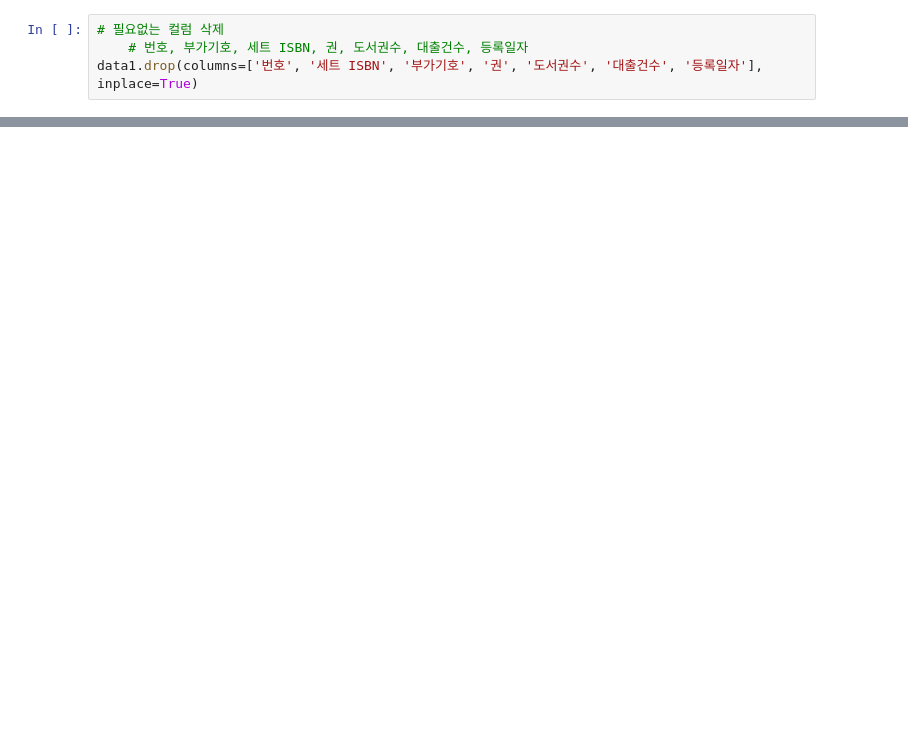
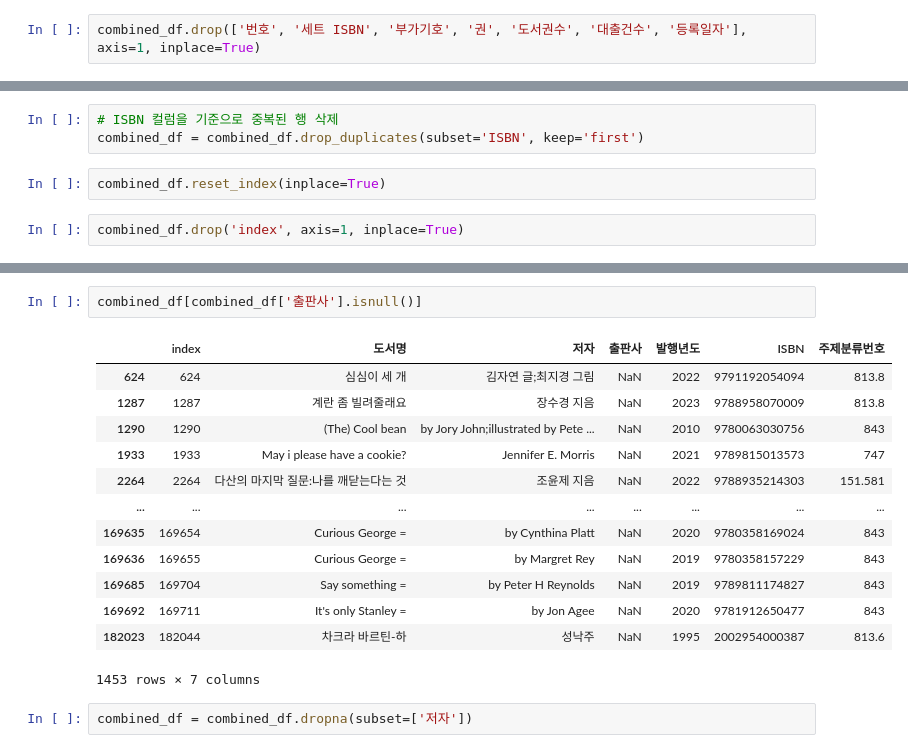
Before and after one commit to LIKELION-HUFS-12th/Dogak_BE, a Jupyter notebook: test.ipynb, the cells around one changed output, grey strips where cells are left out. Cells and saved outputs as stored; diff of their text form; blank space fills up the shorter version.

```diff
--- a/test.ipynb
+++ b/test.ipynb
@@ -45,4 +47,2 @@ memory usage: 3.7+ MB
 # %%
-# 필요없는 컬럼 삭제
-    # 번호, 부가기호, 세트 ISBN, 권, 도서권수, 대출건수, 등록일자
-data1.drop(columns=['번호', '세트 ISBN', '부가기호', '권', '도서권수', '대출건수', '등록일자'], inplace=True)
+combined_df.drop(['번호', '세트 ISBN', '부가기호', '권', '도서권수', '대출건수', '등록일자'], axis=1, inplace=True)
@@ -219,0 +49,7 @@ df_combined[df_combined.loc[:, '도서명'] == '고양이 해결사 깜냥']
+# %%
+# ISBN 컬럼을 기준으로 중복된 행 삭제
+combined_df = combined_df.drop_duplicates(subset='ISBN', keep='first')
+# %%
+combined_df.reset_index(inplace=True)
+# %%
+combined_df.drop('index', axis=1, inplace=True)
@@ -219,0 +78,18 @@ df_combined[df_combined.loc[:, '도서명'] == '고양이 해결사 깜냥']
+# %%
+combined_df[combined_df['출판사'].isnull()]
+# %% [output]
+|  | index | 도서명 | 저자 | 출판사 | 발행년도 | ISBN | 주제분류번호 |
+| 624 | 624 | 심심이 세 개 | 김자연 글;최지경 그림 | NaN | 2022 | 9791192054094 | 813.8 |
+| 1287 | 1287 | 계란 좀 빌려줄래요 | 장수경 지음 | NaN | 2023 | 9788958070009 | 813.8 |
+| 1290 | 1290 | (The) Cool bean | by Jory John;illustrated by Pete ... | NaN | 2010 | 9780063030756 | 843 |
+| 1933 | 1933 | May i please have a cookie? | Jennifer E. Morris | NaN | 2021 | 9789815013573 | 747 |
+| 2264 | 2264 | 다산의 마지막 질문:나를 깨닫는다는 것 | 조윤제 지음 | NaN | 2022 | 9788935214303 | 151.581 |
+| ... | ... | ... | ... | ... | ... | ... | ... |
+| 169635 | 169654 | Curious George = | by Cynthina Platt | NaN | 2020 | 9780358169024 | 843 |
+| 169636 | 169655 | Curious George = | by Margret Rey | NaN | 2019 | 9780358157229 | 843 |
+| 169685 | 169704 | Say something = | by Peter H Reynolds | NaN | 2019 | 9789811174827 | 843 |
+| 169692 | 169711 | It's only Stanley = | by Jon Agee | NaN | 2020 | 9781912650477 | 843 |
+| 182023 | 182044 | 차크라 바르틴-하 | 성낙주 | NaN | 1995 | 2002954000387 | 813.6 |
+1453 rows × 7 columns
+# %%
+combined_df = combined_df.dropna(subset=['저자'])
```
Also changed, not shown: parts of 24 cells of this notebook.
